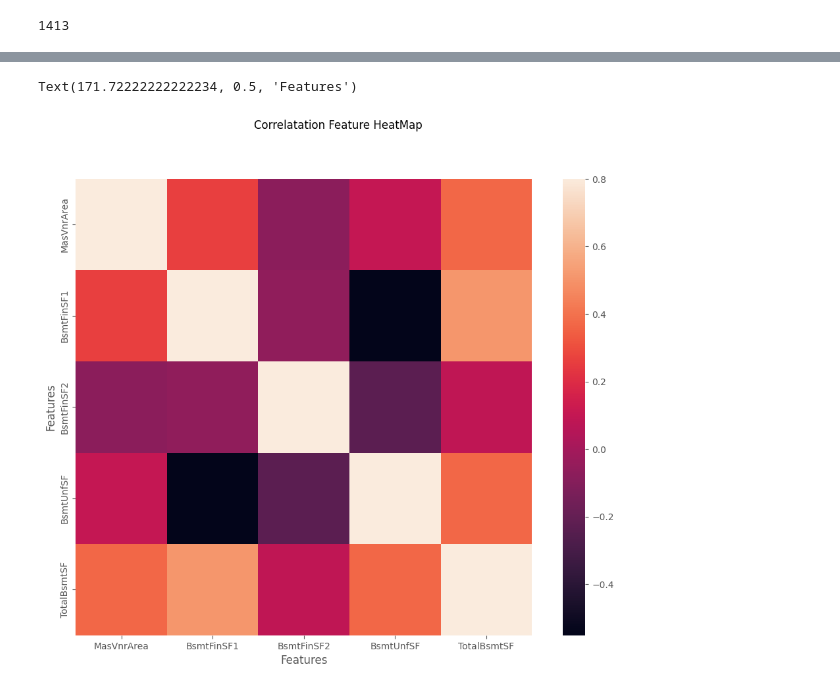
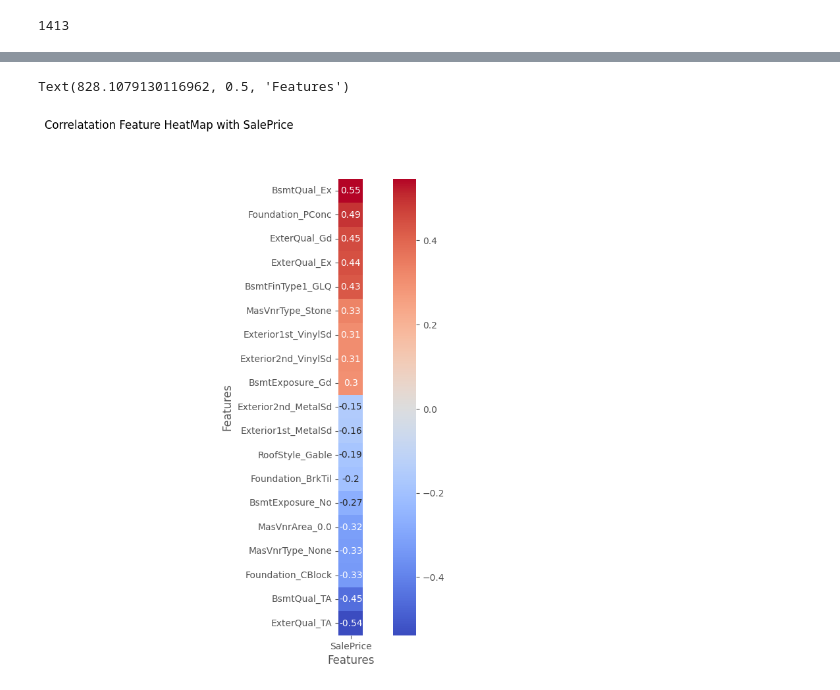
Before and after one commit to yichen-huang/House-Prices-Advanced-Regression-Techniques, a Jupyter notebook: data_understanding_column_20_40.ipynb, the cells around one changed output, grey strips where cells are left out. Drawn from its saved outputs; the diff is of its cells as text; code cells hidden in the pictures.

```diff
--- a/data_understanding_column_20_40.ipynb
+++ b/data_understanding_column_20_40.ipynb
@@ -155,5 +169,7 @@ selected_columns.shape[0] #the new number of rows in selected_columns
 # %% [output]
 1413
 # %%
-selected_columns['SalePrice'] = [:] #add the column SalePrice
+saleprice = train['SalePrice'] #add the column SalePrice
+select = pd.concat([selected_columns, saleprice], axis=1)
+select
 # %% [output]
@@ -179,0 +200,21 @@ TotalBsmtSF    0.371947    0.504815    0.087029   0.367940     1.000000
+# %%
+#now correlations with all the columns compared to the sale price
+
+non_integer_columns = select.select_dtypes(exclude=['int']).columns
+#encoded_select = pd.get_dummies(select, columns=['non_integer_columns'])
+encoded_select = pd.get_dummies(select, columns=non_integer_columns)
+correlations = encoded_select.corr()['SalePrice']
+
+# Sort correlations in descending order
+sorted_correlations = correlations.sort_values(ascending=False)
+
+# Select the top 10 strongest positive correlations
+top_10_positive = sorted_correlations.head(10)
+
+# Select the top 10 strongest negative correlations
+top_10_negative = sorted_correlations.tail(10)
+
+# Combine the top positive and negative correlations
+top_correlations = pd.concat([top_10_positive, top_10_negative])
+
+print(top_correlations)
@@ -180,13 +239,14 @@ TotalBsmtSF    0.371947    0.504815    0.087029   0.367940     1.000000
 # %%
-#correlation matrix
-corr_mat = selected_columns.corr()
+# Remove the top correlation
+top_correlations = top_correlations.iloc[1:]
+
 f, ax = plt.subplots(figsize=(12, 9))
 
-sns.heatmap(corr_mat, vmax=.8,square=True)
+sns.heatmap(top_correlations.to_frame(), annot=True, cmap='coolwarm', square=True)
 
-plt.suptitle("Correlatation Feature HeatMap")
+plt.suptitle("Correlatation Feature HeatMap with SalePrice")
 plt.xlabel("Features")
 plt.ylabel("Features")
 # %% [output]
-Text(171.72222222222234, 0.5, 'Features')
+Text(828.1079130116962, 0.5, 'Features')
-[figure, old version]
+[figure, new version]
```
Also changed, not shown: parts of 20 cells of this notebook.
